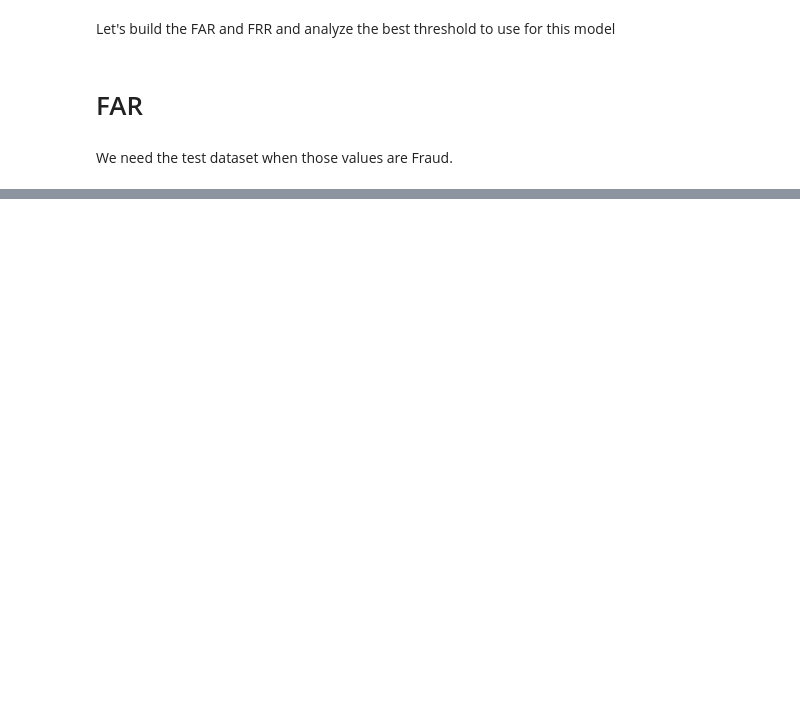
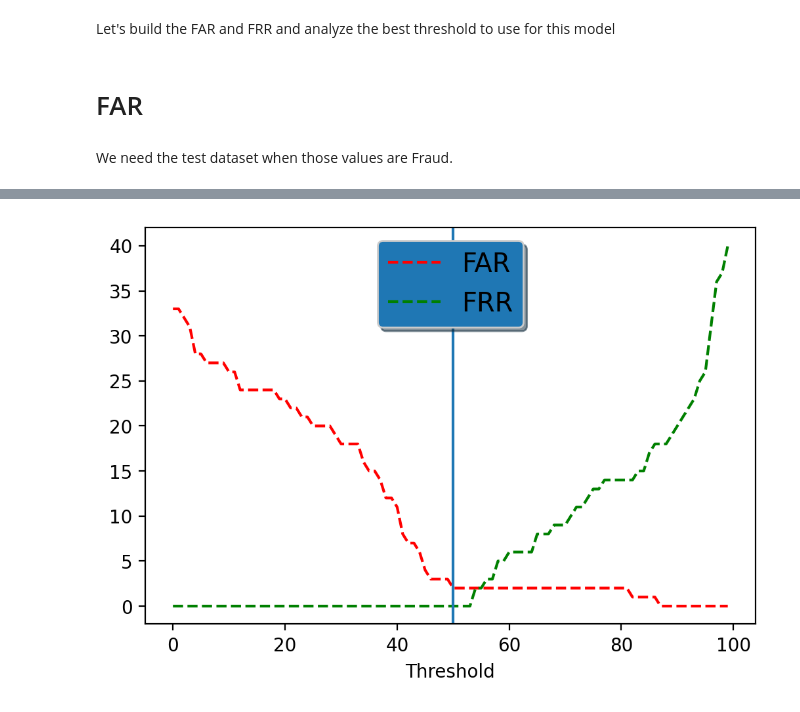
Before and after one commit to LucianoBatista/fraud-detection-classifier, a Jupyter notebook: analysis/evaluate-frr-far-curves.ipynb, the cells around one changed output, grey strips where cells are left out. Saved outputs shown, nothing was run; the diff lists cells and outputs as text; code cells hidden in the pictures; blank space fills up the shorter version.

```diff
--- a/analysis/evaluate-frr-far-curves.ipynb
+++ b/analysis/evaluate-frr-far-curves.ipynb
@@ -37,0 +177,16 @@ far
+# %%
+fig, ax = plt.subplots()
+
+ax.plot(threshold, far, 'r--', label='FAR')
+ax.plot(threshold, frr, 'g--', label='FRR')
+plt.xlabel('Threshold')
+plt.axvline(x=50, ymin=0, ymax=40)
+
+legend = ax.legend(loc='upper center', shadow=True, fontsize='x-large')
+
+# Put a nicer background color on the legend.
+legend.get_frame().set_facecolor('C0')
+
+plt.show()
+# %% [output]
+[figure, added]
```
Also changed, not shown: parts of 14 cells of this notebook.
